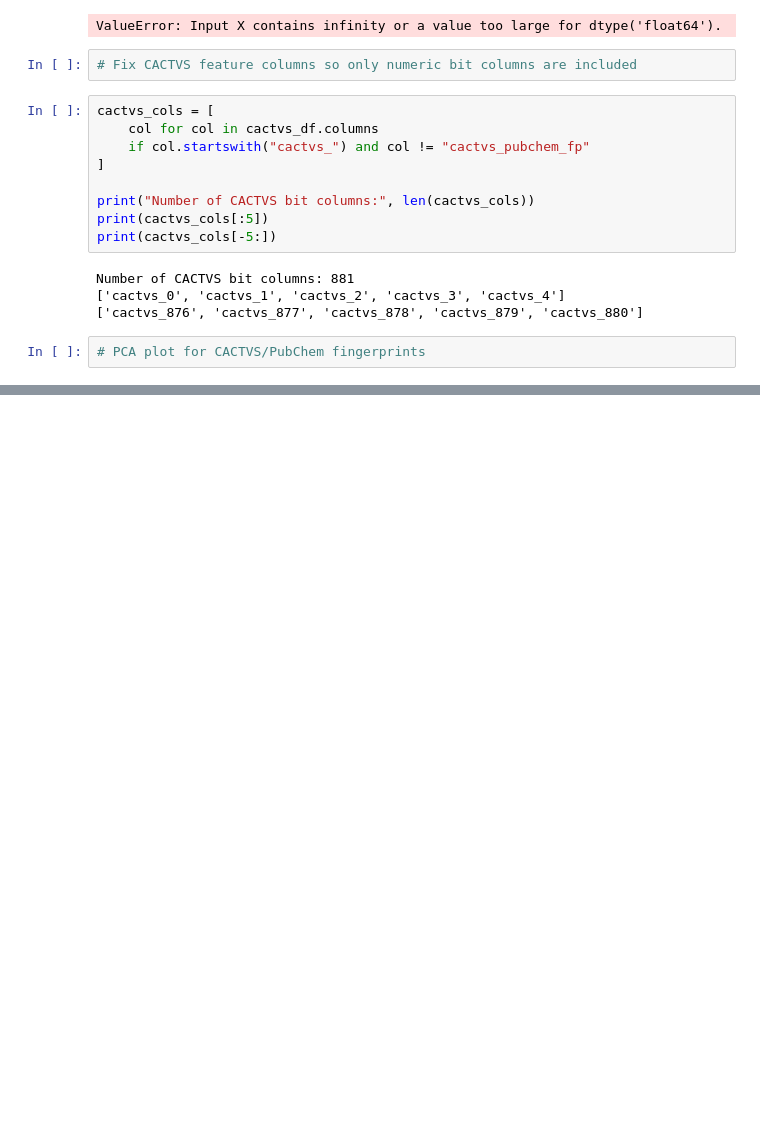
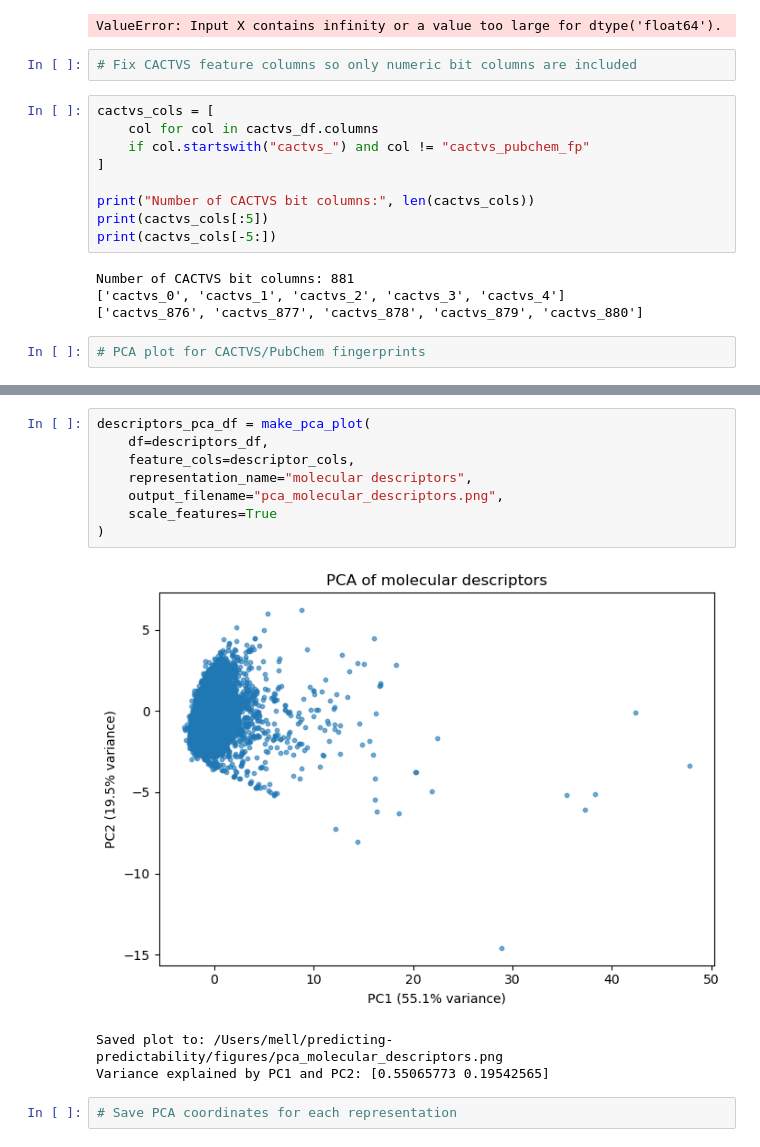
Before and after one commit to mell508-gif/predicting-predictability, a Jupyter notebook: notebooks/objective_2_rdkit_fingerprints.ipynb, the cells around one changed output, grey strips where cells are left out. Cells and saved outputs as stored; diff of their text form; blank space fills up the shorter version.

```diff
--- a/notebooks/objective_2_rdkit_fingerprints.ipynb
+++ b/notebooks/objective_2_rdkit_fingerprints.ipynb
@@ -1094,0 +1109,14 @@ Number of CACTVS bit columns: 881
+# %%
+descriptors_pca_df = make_pca_plot(
+    df=descriptors_df,
+    feature_cols=descriptor_cols,
+    representation_name="molecular descriptors",
+    output_filename="pca_molecular_descriptors.png",
+    scale_features=True
+)
+# %% [output]
+[figure, added]
+Saved plot to: /Users/mell/predicting-predictability/figures/pca_molecular_descriptors.png
+Variance explained by PC1 and PC2: [0.55065773 0.19542565]
+# %%
+# Save PCA coordinates for each representation
```
Also changed, not shown: parts of 20 cells of this notebook, 8 other files.
